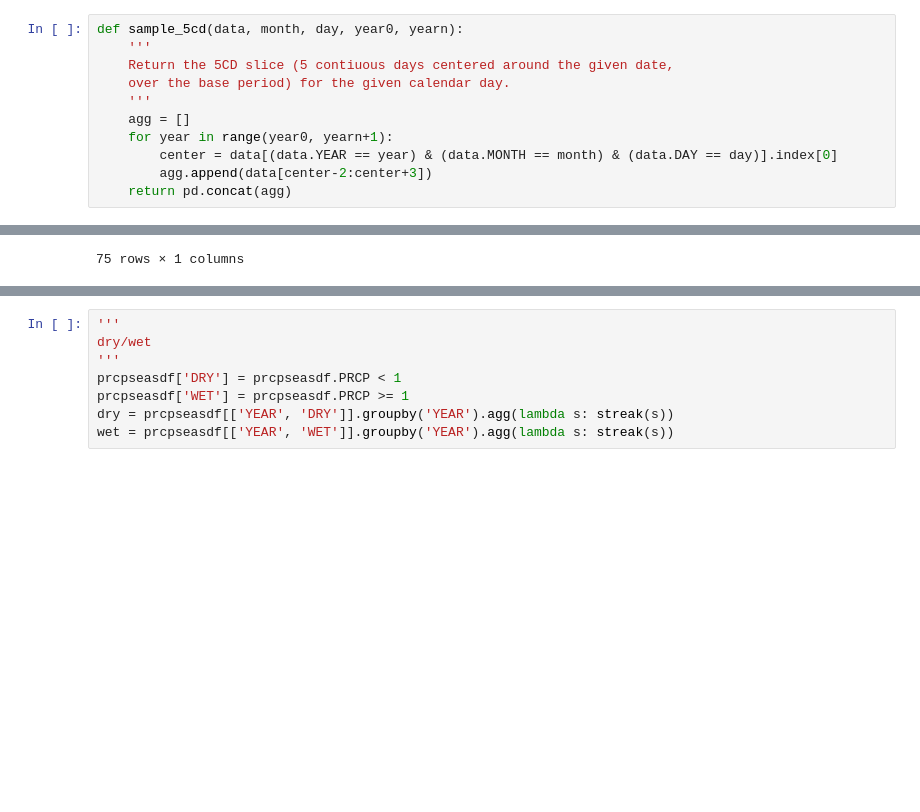
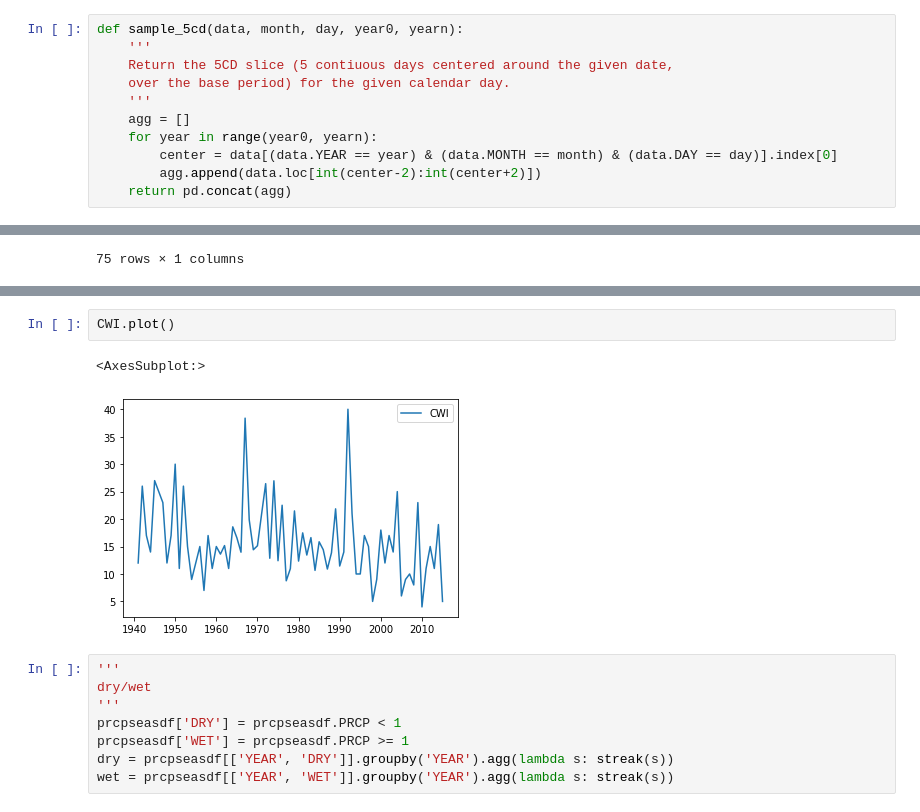
Before and after one commit to ucfjimg/CAP5610-project, a Jupyter notebook: notebooks/redo-wxextract.ipynb, the cells around one changed output, grey strips where cells are left out. Drawn from its saved outputs; the diff is of its cells as text; blank space fills up the shorter version.

```diff
--- a/notebooks/redo-wxextract.ipynb
+++ b/notebooks/redo-wxextract.ipynb
@@ -26,9 +27,9 @@ def sample_5cd(data, month, day, year0, yearn):
     over the base period) for the given calendar day.
     '''
     agg = []
-    for year in range(year0, yearn+1):
+    for year in range(year0, yearn):
         center = data[(data.YEAR == year) & (data.MONTH == month) & (data.DAY == day)].index[0]
-        agg.append(data[center-2:center+3])
+        agg.append(data.loc[int(center-2):int(center+2)])
     return pd.concat(agg)
 # %%
 def streak(lst):
@@ -240,3 +302,8 @@ CWI = pd.DataFrame({'CWI': cwi}, range(1941, 2016))
+# %%
+CWI.plot()
+# %% [output]
+<AxesSubplot:>
+[figure, added]
 # %%
 '''
 dry/wet
```
Also changed, not shown: parts of 11 cells of this notebook, 1 other file.
